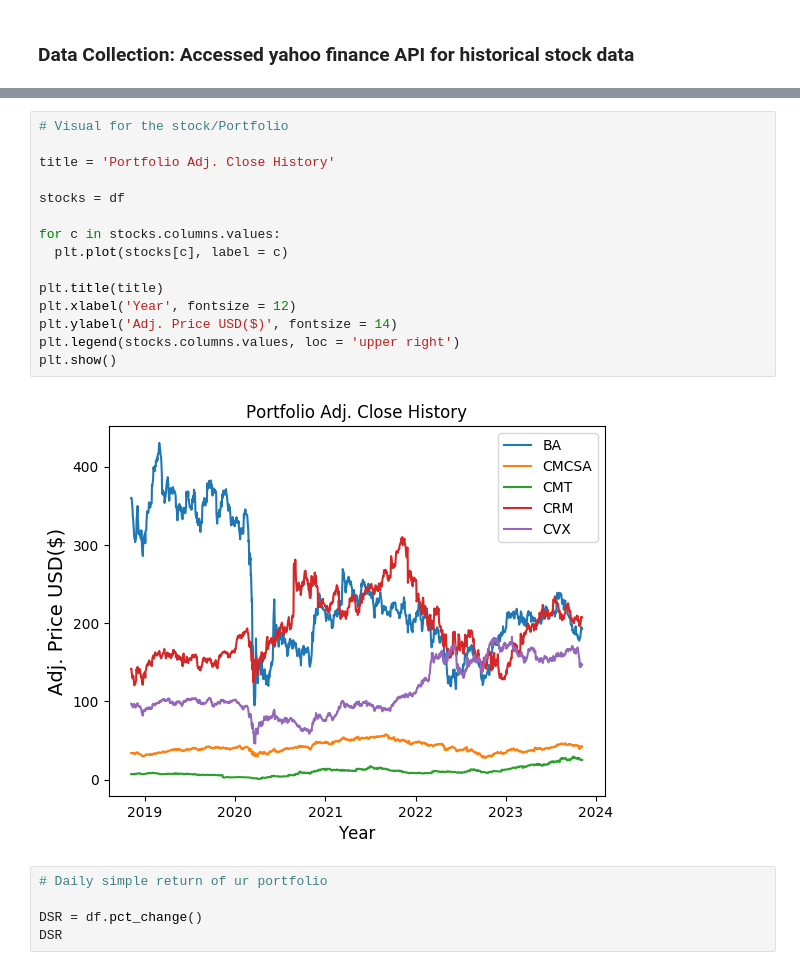
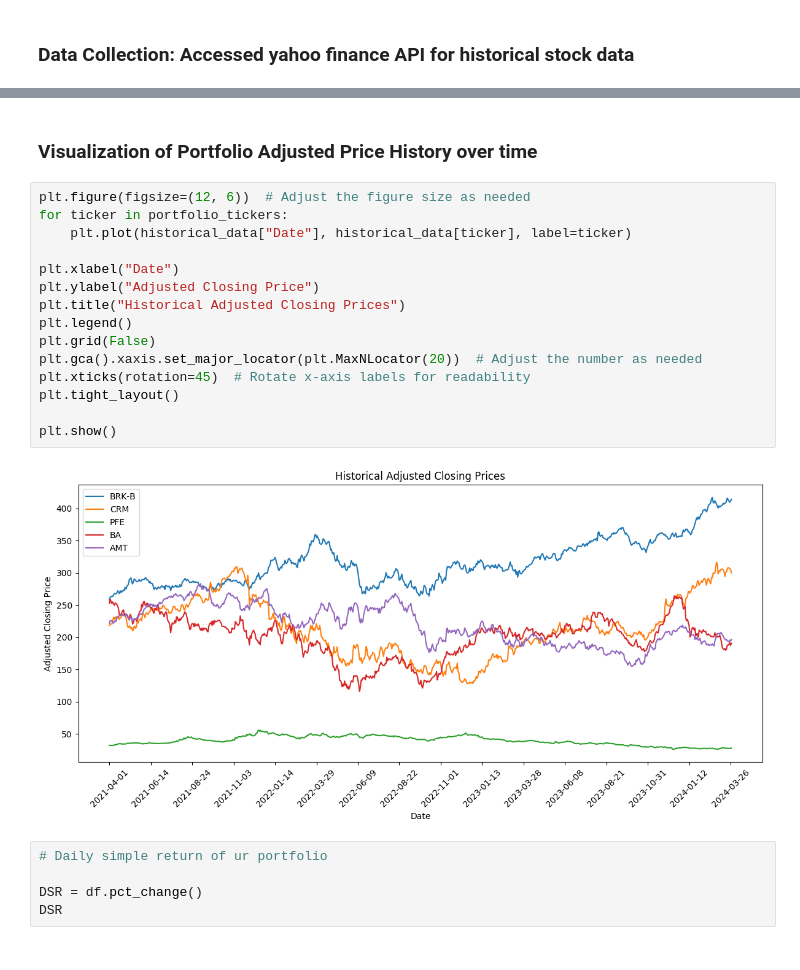
Before and after one commit to victorezealuma/Stock_Portfolio_Optimization, a Jupyter notebook: Portfolio_Opt_.ipynb, the cells around one changed output, grey strips where cells are left out. Cells and saved outputs as stored; diff of their text form.

```diff
--- a/Portfolio_Opt_.ipynb
+++ b/Portfolio_Opt_.ipynb
@@ -37,20 +51,22 @@ display(historical_data)
-# %%
-# Visual for the stock/Portfolio
-
-title = 'Portfolio Adj. Close History'
-
-stocks = df
-
-for c in stocks.columns.values:
-  plt.plot(stocks[c], label = c)
-
-plt.title(title)
-plt.xlabel('Year', fontsize = 12)
-plt.ylabel('Adj. Price USD($)', fontsize = 14)
-plt.legend(stocks.columns.values, loc = 'upper right')
-plt.show()
-# %% [output]
-[figure, removed]
+# %% [markdown]
+### Visualization of Portfolio Adjusted Price History over time
+# %%
+plt.figure(figsize=(12, 6))  # Adjust the figure size as needed
+for ticker in portfolio_tickers:
+    plt.plot(historical_data["Date"], historical_data[ticker], label=ticker)
+
+plt.xlabel("Date")
+plt.ylabel("Adjusted Closing Price")
+plt.title("Historical Adjusted Closing Prices")
+plt.legend()
+plt.grid(False)
+plt.gca().xaxis.set_major_locator(plt.MaxNLocator(20))  # Adjust the number as needed
+plt.xticks(rotation=45)  # Rotate x-axis labels for readability
+plt.tight_layout()
+
+plt.show()
+# %% [output]
+[figure, added]
 # %%
 # Daily simple return of ur portfolio
 
```
Also changed, not shown: parts of 2 cells of this notebook.
